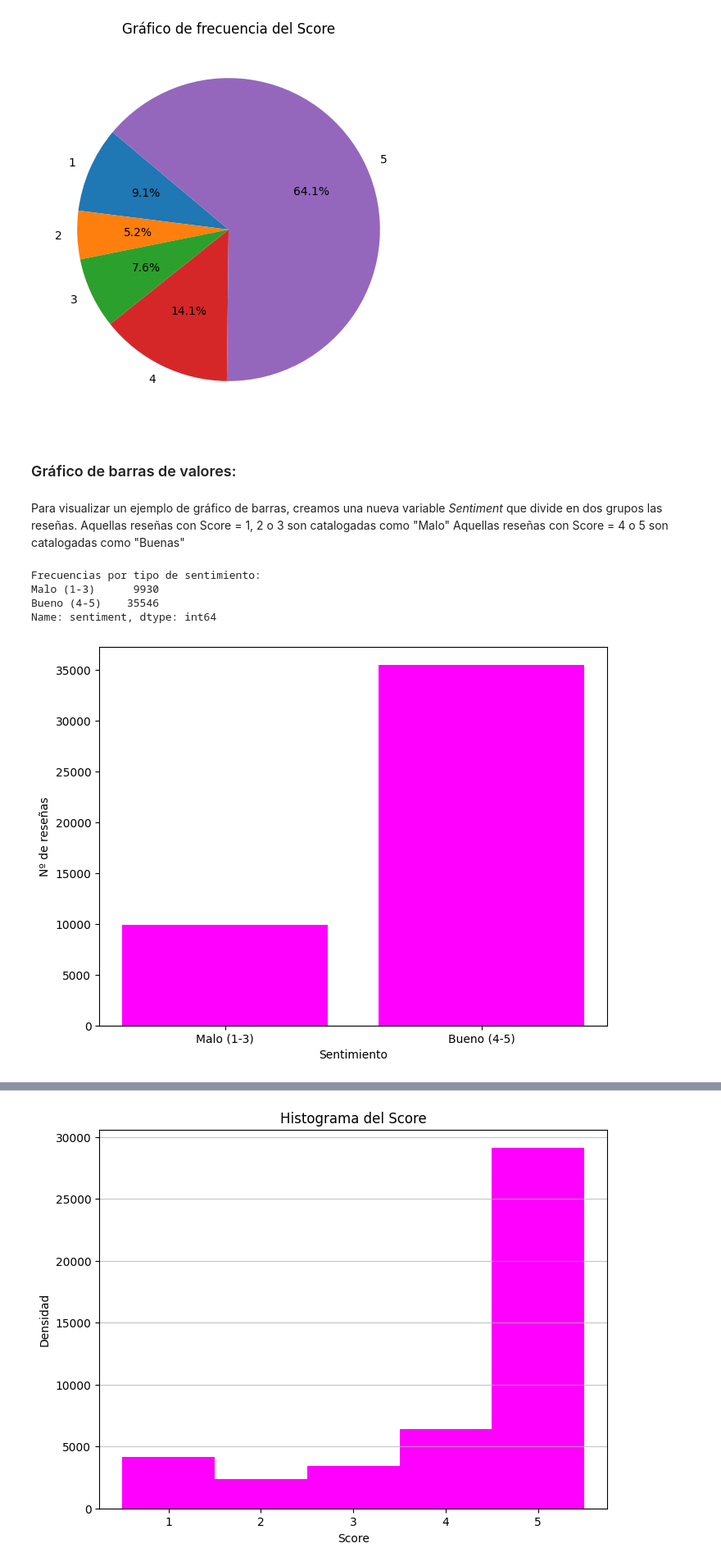
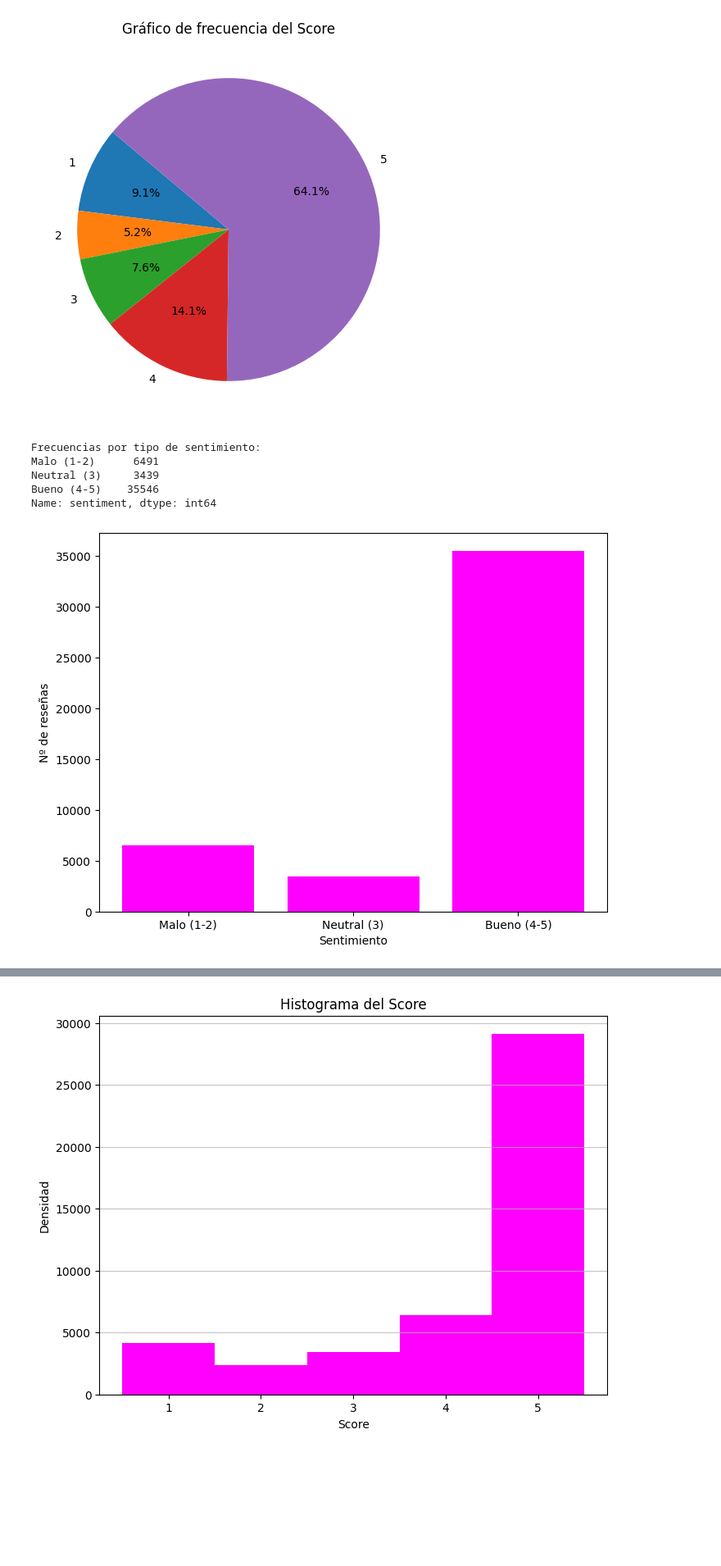
Before and after one commit to ednavivianasegura/Curso_PLN, a Jupyter notebook: PLN_EDNA.ipynb, the cells around one changed output, grey strips where cells are left out. Shown at 82% size. Saved outputs shown, nothing was run; the diff lists cells and outputs as text; code cells hidden in the pictures; blank space fills up the shorter version.

```diff
--- a/PLN_EDNA.ipynb
+++ b/PLN_EDNA.ipynb
@@ -221,30 +278,3 @@ Funciones importantes a usar durante el proceso
-# %%
-# @title
-#Estas funciones se explican posteriormente
-
-def group_by_sturges(df, column):
-    num_bins = int(np.ceil(np.log2(len(df[column])) + 1))
-    bin_width = (df[column].max() - df[column].min()) / num_bins
-    bins, bin_edges = pd.cut(df[column], bins=num_bins, include_lowest=True, right=False, retbins=True)
-
-    # Generar etiquetas para los intervalos basados en los límites de los intervalos
-    labels = [f"[{round(bin_edges[i],2)}-{round(bin_edges[i+1],2)})" for i in range(len(bin_edges)-1)]
-    bins = pd.cut(df[column], bins=num_bins, include_lowest=True, right=False, retbins=True, labels=labels)[0]
-    return bins
-
-def group_by_sqrt(df, column):
-    num_bins = int(math.sqrt(df.shape[0]))
-    bin_width = (df[column].max() - df[column].min()) / num_bins
-    bins, bin_edges = pd.cut(df[column], bins=num_bins, include_lowest=True, right=False, retbins=True)
-
-    # Generar etiquetas para los intervalos basados en los límites de los intervalos
-    labels = [f"[{round(bin_edges[i],2)}-{round(bin_edges[i+1],2)})" for i in range(len(bin_edges)-1)]
-    bins = pd.cut(df[column], bins=num_bins, include_lowest=True, right=False, retbins=True, labels=labels)[0]
-    return bins
-
-def marca_de_clase(intervalo):
-    limite_inferior, limite_superior = map(float, intervalo.strip("[]()").split('-'))
-    return (limite_inferior + limite_superior) / 2
 # %% [markdown]
 Para complementar la información proporcionada por el dataframe, se crean dos variables adicionales, una llamada *Longitud_Texto* que cuenta el número de palabras en cada reseña y otra, llamada *Num_Palabras_Unicas* que cuenta el número de palabras únicas (es decir sin que se repitan) en cada reseña.
 # %%
@@ -413,14 +432,12 @@ Frecuencias usando el método de sturges
 # %% [markdown]
 Podemos ver que hay varios intervalos con muy poca densidad de frecuencia, por lo que podemos unir los intervalos consecutivos en uno solo:
 # %%
-# @title
+# @title Unir los grupos con poca frecuencia en uno solo:
 # agrupar los últimos grupos en uno solo:
 
-lista=[ '[897.76-1009.24)',
-                  '[1009.24-1120.71)', '[1120.71-1232.18)',
-                  '[1232.18-1343.65)', '[1343.65-1455.12)',
-                  '[1455.12-1566.59)', '[1566.59-1678.06)',
-                  '[1678.06-1789.53)', '[1789.53-1902.9)']
+lista=[ '[898-1009)', '[1009-1121)', '[1121-1232)', '[1232-1344)',
+                  '[1344-1455)', '[1455-1567)', '[1567-1678)', '[1678-1790)',
+                  '[1790-1903)']
 
 # Reemplazar los valores en la columna 'columna_original' con ">1472.571" si coinciden con los valores de la lista
 df['group_sturges'] = df['group_sturges'].replace(lista, '[897.76-1902.9]')
@@ -629,43 +648,40 @@ plt.title('Gráfico de frecuencia del Score')
 # %% [output]
 Text(0.5, 1.0, 'Gráfico de frecuencia del Score')
 [figure]
-# %% [markdown]
-### Gráfico de barras de valores:
-# %% [markdown]
-Para visualizar un ejemplo de gráfico de barras, creamos una nueva variable *Sentiment* que divide en dos grupos las reseñas.
-Aquellas reseñas con Score = 1, 2 o 3 son catalogadas como "Malo"
-Aquellas reseñas con Score = 4 o 5 son catalogadas como "Buenas"
 # %%
-# @title
+# @title **Gráfico de barras**: Para visualizar un ejemplo, creamos una nueva variable ***Sentiment*** que divide en tres grupos las reseñas. Las reseñas con Score de 1, 2 son catalogadas como *Malo*, Score de 3 como *Neutral* y Score de 4 o 5 son catalogadas como *Buenas*.
+
 #Primero clasificaremos las reseñas en doos grupos (buenas o malas)
 # assign reviews with score > 3 as positive sentiment
 # score < 3 negative sentiment
-df['sentiment'] = pd.cut(df['Score'], bins=[1,4,6], labels=['Malo (1-3)', 'Bueno (4-5)'], right=False)
+# score = 3 Neutral
+df['sentiment'] = pd.cut(df['Score'], bins=[1,3,4,6], labels=['Malo (1-2)', 'Neutral (3)', 'Bueno (4-5)'], right=False)
 
 frecuencias_sentiment = df['sentiment'].value_counts()
 frecuencias_sentiment = frecuencias_sentiment.sort_index()
 
 print(f"Frecuencias por tipo de sentimiento:\n{frecuencias_sentiment}")
 
 # Datos de ejemplo
 labels = frecuencias_sentiment.index
 sizes = frecuencias_sentiment.values
 
 # Crear el gráfico de barras
 plt.figure(figsize=(8, 6))  # Tamaño del gráfico (opcional)
 plt.bar(labels, sizes, color='magenta')
 
 # Agregar etiquetas y título
 plt.ylabel('Nº de reseñas')
 plt.xlabel('Sentimiento')
 # plt.title('Gráfico de sentimeinto')
 # plt.savefig("bar_chart_score_agrupado.png", bbox_inches='tight', pad_inches=0, dpi=600)
 
 # Mostrar el gráfico
 plt.show()
 # %% [output]
 Frecuencias por tipo de sentimiento:
-Malo (1-3)      9930
+Malo (1-2)      6491
+Neutral (3)     3439
 Bueno (4-5)    35546
 Name: sentiment, dtype: int64
-[figure, old version]
+[figure, new version]
```
Also changed, not shown: parts of 85 cells of this notebook.
